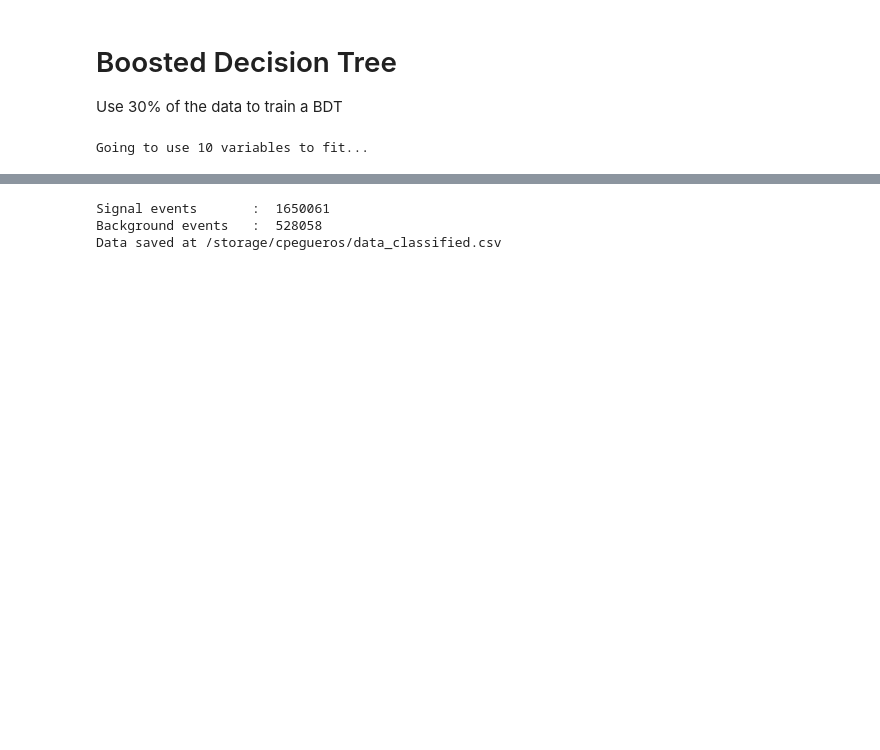
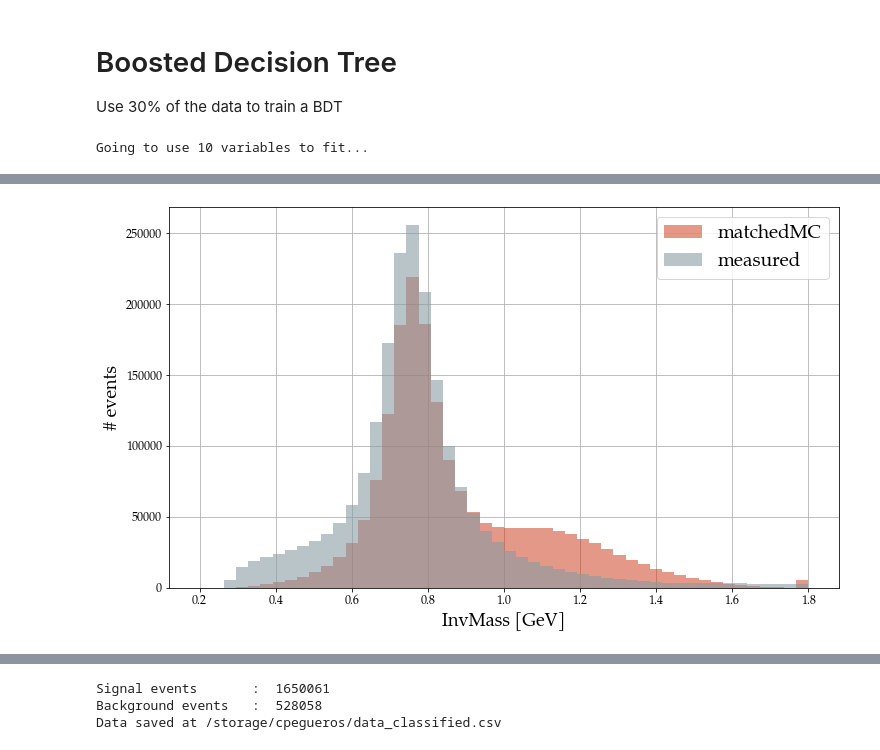
Before and after one commit to peguerosdc/unfolding_benchmark, a Jupyter notebook: tau2pipi0nu_bdt.ipynb, the cells around one changed output, grey strips where cells are left out. Saved outputs shown, nothing was run; the diff lists cells and outputs as text; code cells hidden in the pictures; blank space fills up the shorter version.

```diff
--- a/tau2pipi0nu_bdt.ipynb
+++ b/tau2pipi0nu_bdt.ipynb
@@ -42,0 +66,24 @@ Going to use 10 variables to fit...
+# %%
+from doc import plot_utils
+plot_utils.setup()
+
+# fill histograms with mass
+invM = bh.Histogram(bh.axis.Regular(50, 0.2, 1.8))
+invM.fill( df["tau_sig_InvM"] )
+matchedMC = bh.Histogram(bh.axis.Regular(50, 0.2, 1.8))
+matchedMC.fill( df["tau_sig_matchedMC_InvM"] )
+
+# Plot
+m = 2
+fig, ax = plot_utils.get_1x1_im_figure(size=(12,7))
+# Plot the matchedMC with only the 4th decay mode
+ax.bar(matchedMC.axes[0].centers, matchedMC.view(), width=matchedMC.axes[0].widths, label="matchedMC", alpha=0.5)
+# Plot the reco distribution
+ax.bar(invM.axes[0].centers, invM.view(), width=invM.axes[0].widths, label="measured", alpha=0.6)
+
+ax.set_xlabel("InvMass [GeV]")
+ax.set_ylabel("# events")
+ax.legend(prop={"size": 19})
+fig.savefig("./doc/images/bdt_raw_data.svg")
+# %% [output]
+[figure, added]
```
Also changed, not shown: parts of 10 cells of this notebook, 7 other files.
